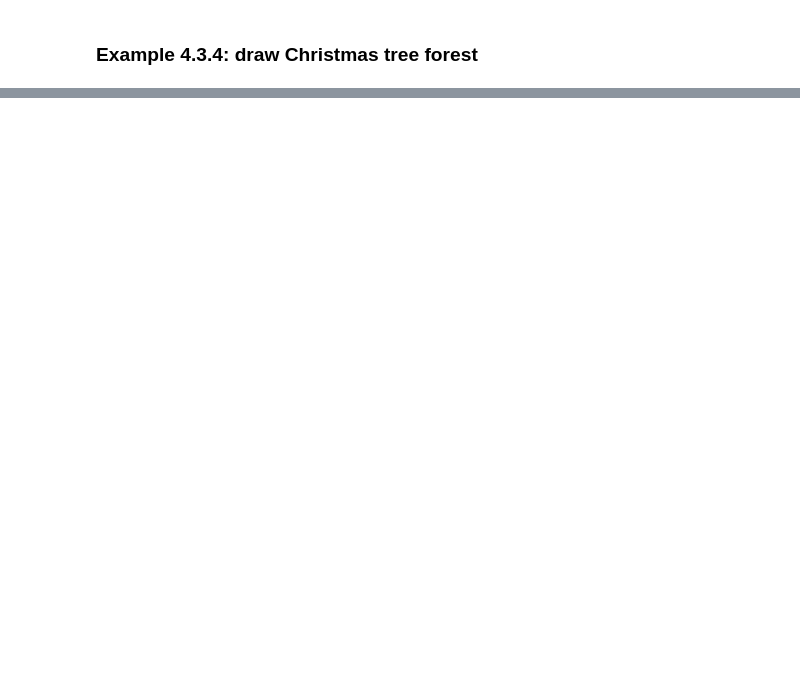
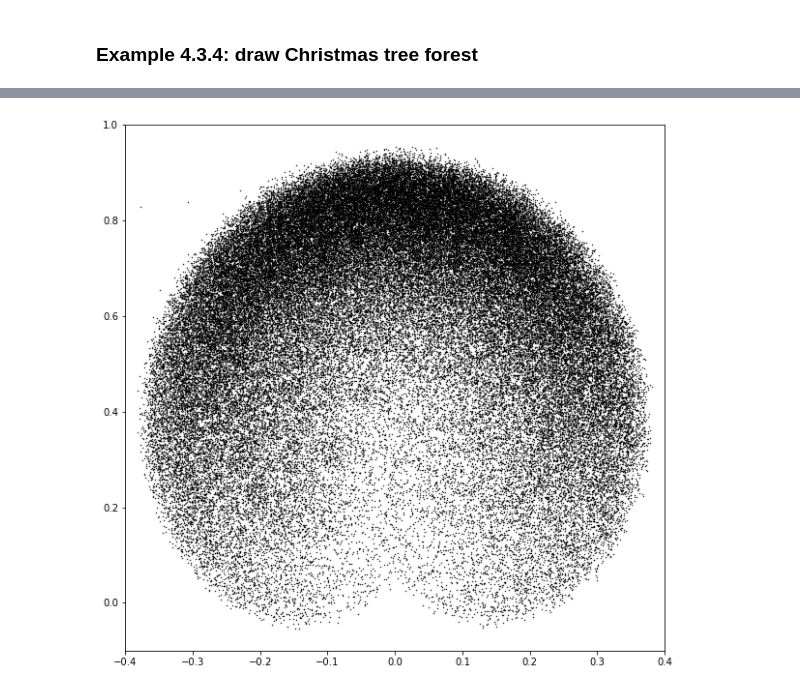
Before and after one commit to SimonMolinsky/fractals_and_chaos, a Jupyter notebook: chapter_04.ipynb, the cells around one changed output, grey strips where cells are left out. Cells and saved outputs as stored; diff of their text form; code cells hidden in the pictures; blank space fills up the shorter version.

Commit message:
catkins: base

```diff
--- a/chapter_04.ipynb
+++ b/chapter_04.ipynb
@@ -651,0 +667,31 @@ np.random.rand()
+# %%
+def draw_catkin(iterations=100000):
+    parameters = {
+        1: {'A': np.asarray([[0.8, -0.25], [0.68, 0.8]]),
+            'C': np.asarray([[0.05], [0.12]])},
+
+        2: {'A': np.asarray([[0.8, 0.25], [-0.68, 0.8]]),
+            'C': np.asarray([[-0.05], [0.12]])}
+    }
+
+    start_point = np.asarray([[np.random.rand()], [np.random.rand()]])
+    points = start_point
+    ifs = [[points[0][0], points[1][0]]]
+
+    for i in range(0, iterations):
+        param = parameters[np.random.choice(list(parameters.keys()))]
+        param_A = param['A']
+        param_C = param['C']
+        z = param_A.dot(points) + param_C
+        points[0] = z[0]
+        points[1] = z[1]
+        ifs.append([z[0][0], z[1][0]])
+    return np.asarray(ifs)
+
+catkins = draw_catkin(100000)
+plt.figure(figsize=(10,10))
+plt.axis([-0.4, 0.4, -0.1, 1])
+plt.scatter(catkins[:, 0], catkins[:, 1], s=0.2, c='black')
+plt.show()
+# %% [output]
+[figure, added]
```
Also changed, not shown: parts of 9 cells of this notebook.
